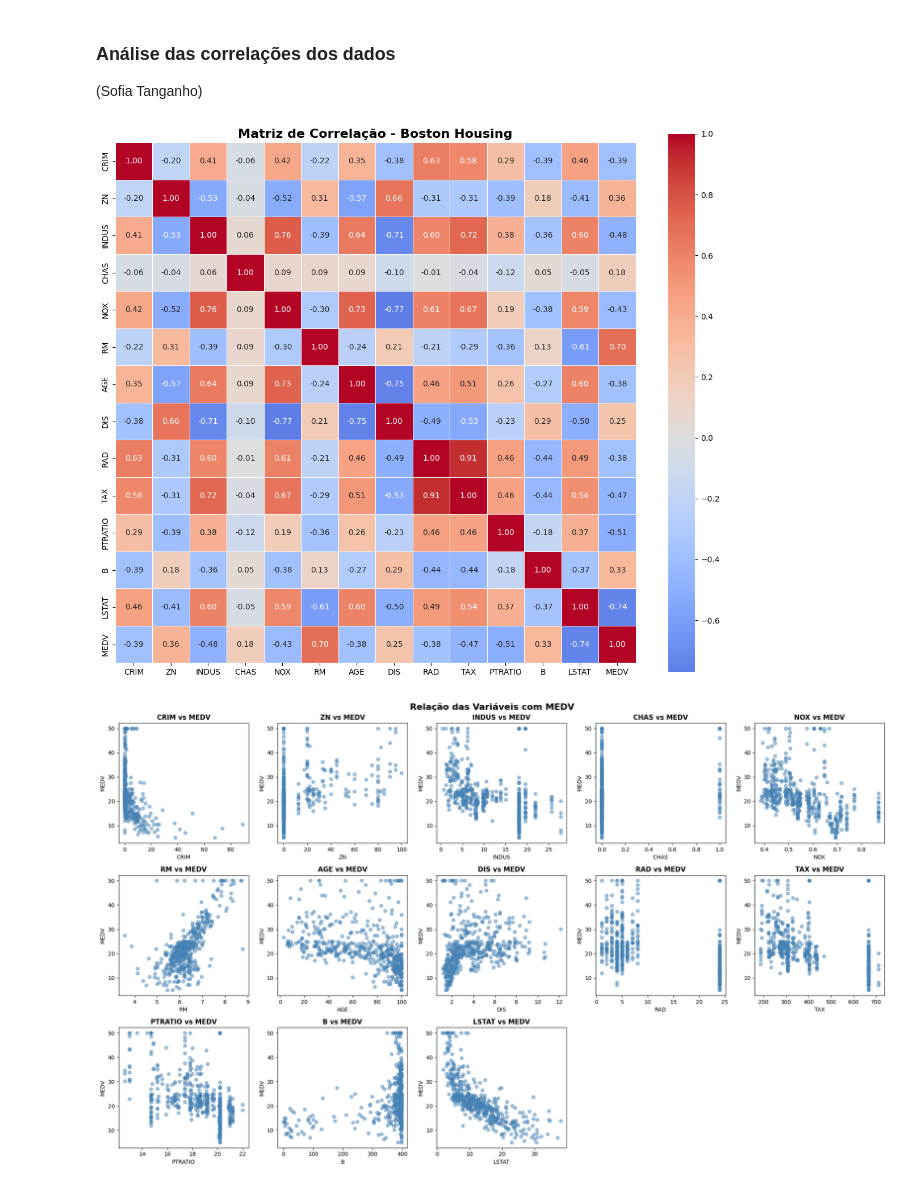
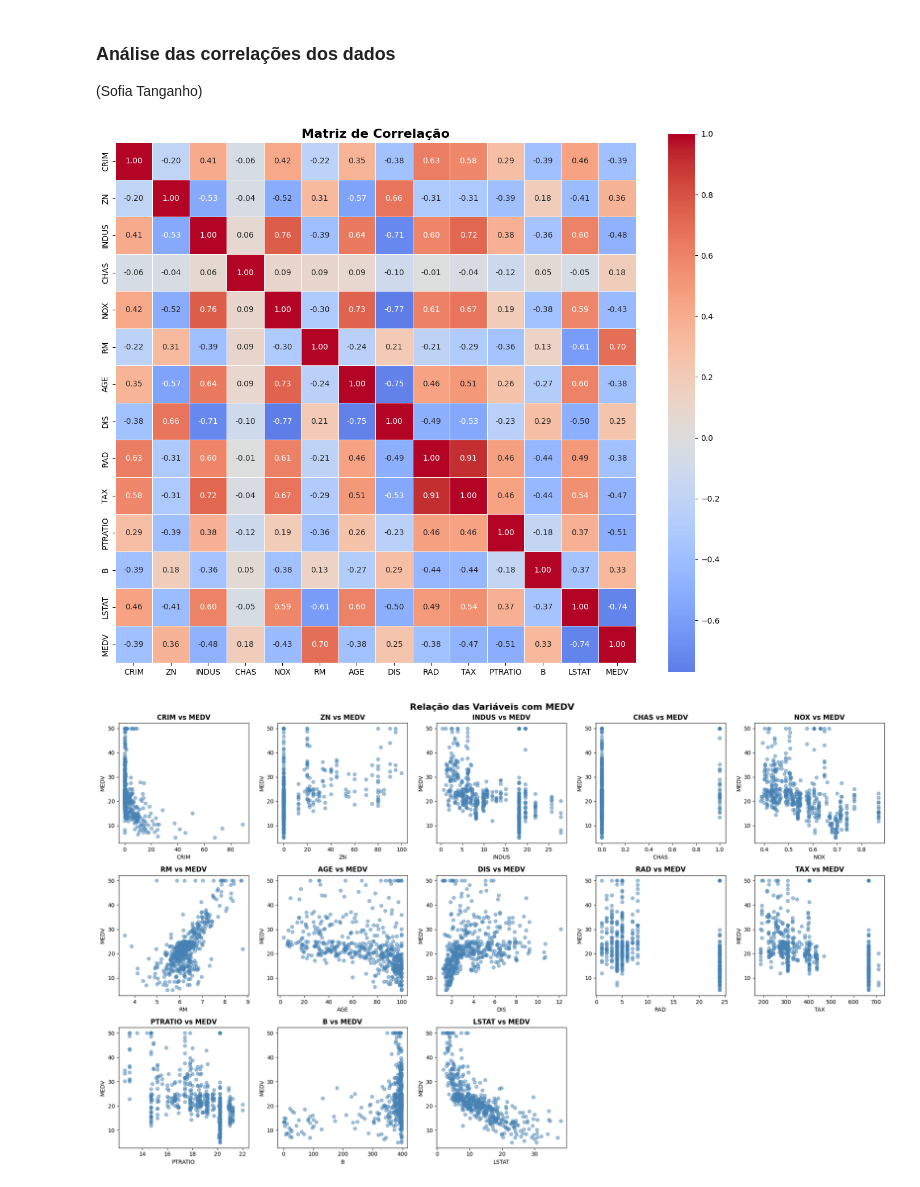
Before and after one commit to NatachaZhang/projeto-cdg-grupo7, a Jupyter notebook: notebooks/1.0_eda_limpeza.ipynb, the cells around one changed output. Cells and saved outputs as stored; diff of their text form; code cells hidden in the pictures.

```diff
--- a/notebooks/1.0_eda_limpeza.ipynb
+++ b/notebooks/1.0_eda_limpeza.ipynb
@@ -264,22 +262,21 @@ Relativamente à variável alvo **MEDV** (40 outliers), estes concentram-se no v
 ### Análise das correlações dos dados
 (Sofia Tanganho)
 # %%
-# HEATMAP DE CORRELAÇÃO
 plt.figure(figsize=(12, 10))
 correlacao = df.corr()
 
 sns.heatmap(correlacao,
             annot=True,
             fmt='.2f',
             cmap='coolwarm',
             center=0,
             square=True,
             linewidths=0.5)
 
-plt.title('Matriz de Correlação - Boston Housing', fontsize=16, fontweight='bold')
+plt.title('Matriz de Correlação', fontsize=16, fontweight='bold')
 plt.tight_layout()
 plt.savefig('matriz_correlacao.png')
 plt.show()
 # %% [output]
-[figure, old version]
+[figure, new version]
 # %%
```
Also changed, not shown: parts of 23 cells of this notebook.
